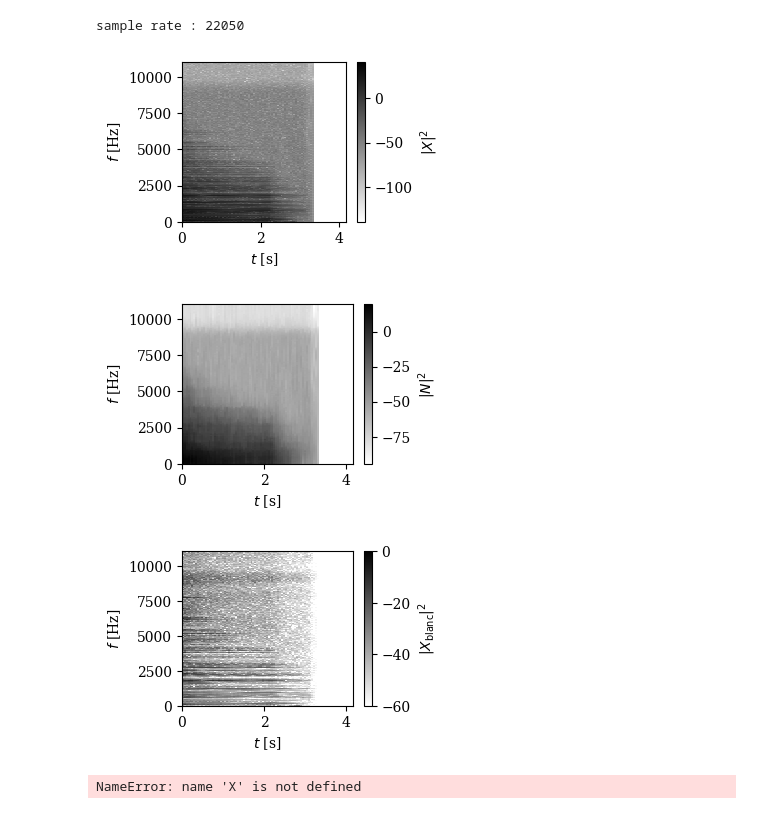
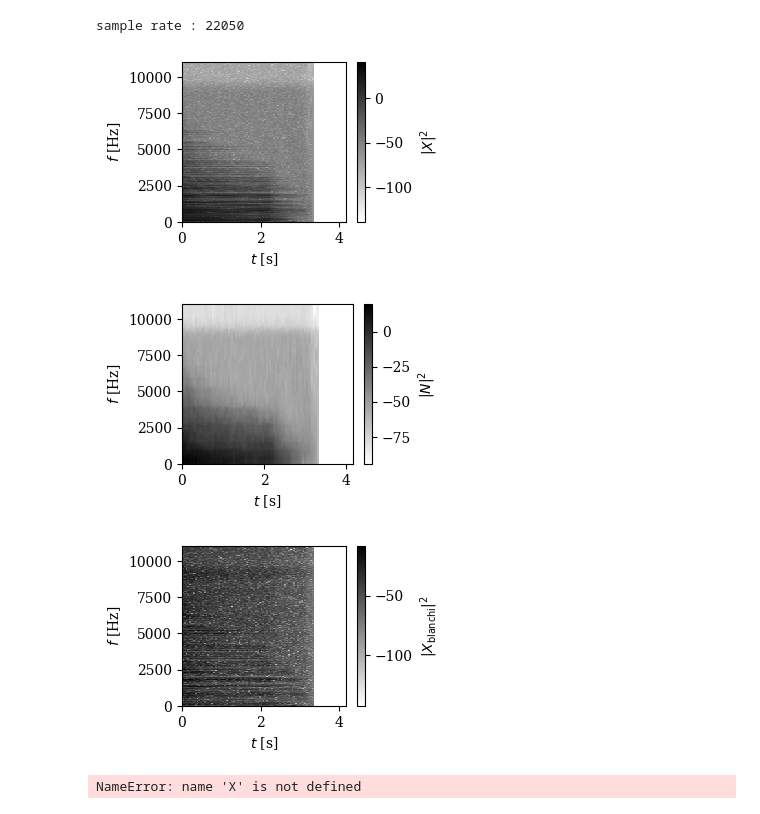
Before and after one commit to peladeaucome/ATIAM-PAM-AnalyseInstruments, a Jupyter notebook: Notebooks/come_HN.ipynb, the cells around one changed output. Cells and saved outputs as stored; diff of their text form; code cells hidden in the pictures.

```diff
--- a/Notebooks/come_HN.ipynb
+++ b/Notebooks/come_HN.ipynb
@@ -92,40 +92,42 @@ print(f'sample rate : {sr_hz}')
 sample rate : 22050
 # %%
 xWhitened = whiten_stft(x, n_fft = n_fft, rankFilter_bins = rankFilter_bins, rankFilter_rank = rankFilter_rank, ARFilter_length = 12)
-xWhitened_stft = librosa.stft(xWhitened, n_fft = n_fft, hop_length = n_fft, center = False)
+xWhitened_stft = compute_stft_from_whitened(xWhitened)
 
 time_frame_display = 30
 
+cmap = 'gray_r'
+
 plt.figure(figsize = (9/cm, 6/cm))
-plt.pcolormesh(t_list, f_list, dB20(x_stft), cmap = 'gray')
+plt.pcolormesh(t_list, f_list, dB20(x_stft), cmap = cmap)
 plt.xlabel("$t$ [s]")
 plt.ylabel("$f$ [Hz]")
 plt.colorbar(label = '$|X|^2$')
 plt.tight_layout()
 plt.savefig(fname = os.path.join("..", "..", "PAM_overleaf", "Notes", "HR", "Figures", "input_stft.pdf"), dpi = 300, bbox_inches = "tight", format = "pdf")
 plt.show()
 
 plt.figure(figsize = (9/cm, 6/cm))
-plt.pcolormesh(t_list, f_list, dB10(xRankFiltered_stft), cmap = 'gray')
+plt.pcolormesh(t_list, f_list, dB10(xRankFiltered_stft), cmap = cmap)
 plt.xlabel("$t$ [s]")
 plt.ylabel("$f$ [Hz]")
 plt.colorbar(label = '$|N|^2$')
 plt.tight_layout()
 plt.savefig(fname = os.path.join("..", "..", "PAM_overleaf", "Notes", "HR", "Figures", "noise_stft.pdf"), dpi = 300, bbox_inches = "tight", format = "pdf")
 plt.show()
 
 plt.figure(figsize = (9/cm, 6/cm))
-plt.pcolormesh(t_list, f_list, dB20(xWhitened_stft),vmax = 0, vmin = -60, cmap = 'gray')
+plt.pcolormesh(t_list, f_list, dB20(xWhitened_stft), cmap = cmap)
 plt.xlabel("$t$ [s]")
 plt.ylabel("$f$ [Hz]")
-plt.colorbar(label = "$|X_{\mathrm{blanc}}|^2$")
+plt.colorbar(label = "$|X_{\mathrm{blanchi}}|^2$")
 plt.tight_layout()
 plt.savefig(fname = os.path.join("..", "..", "PAM_overleaf", "Notes", "HR", "Figures", "whitened_stft.pdf"), dpi = 300, bbox_inches = "tight", format = "pdf")
 plt.show()
 # %% [output]
 [figure]
 [figure]
-[figure, old version]
+[figure, new version]
 # %%
 AR_order = 12
 
```
Also changed, not shown: 1 other file.
